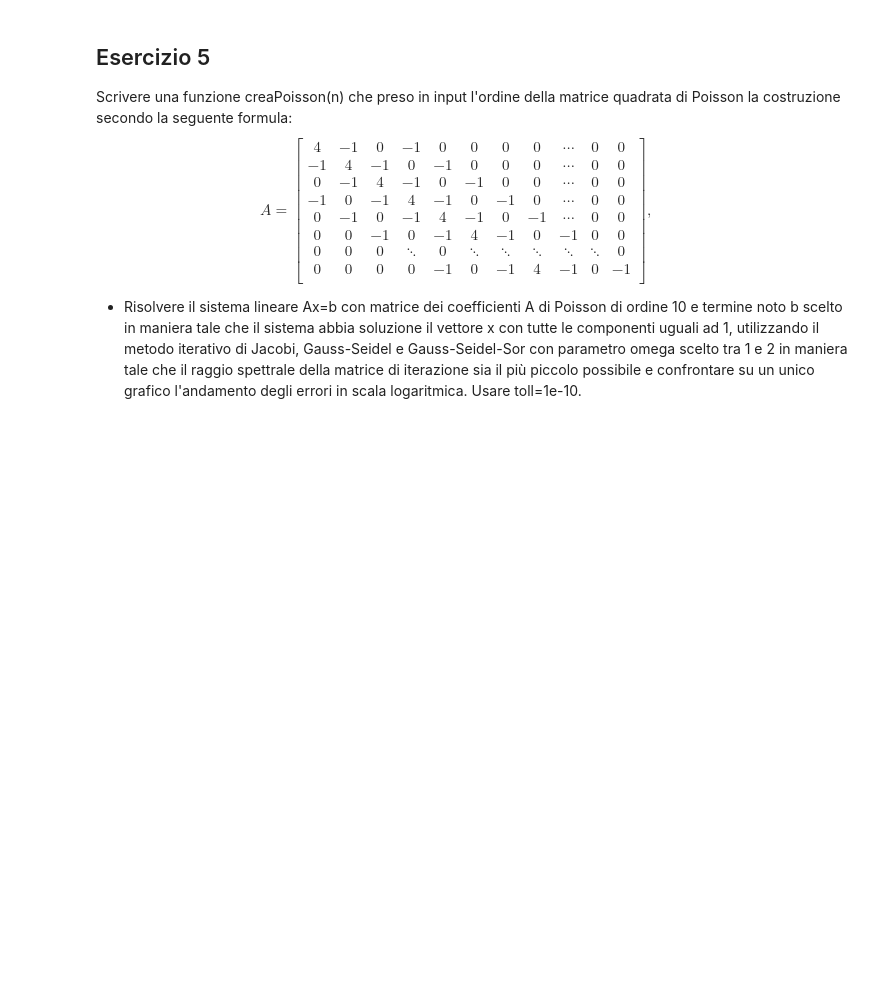
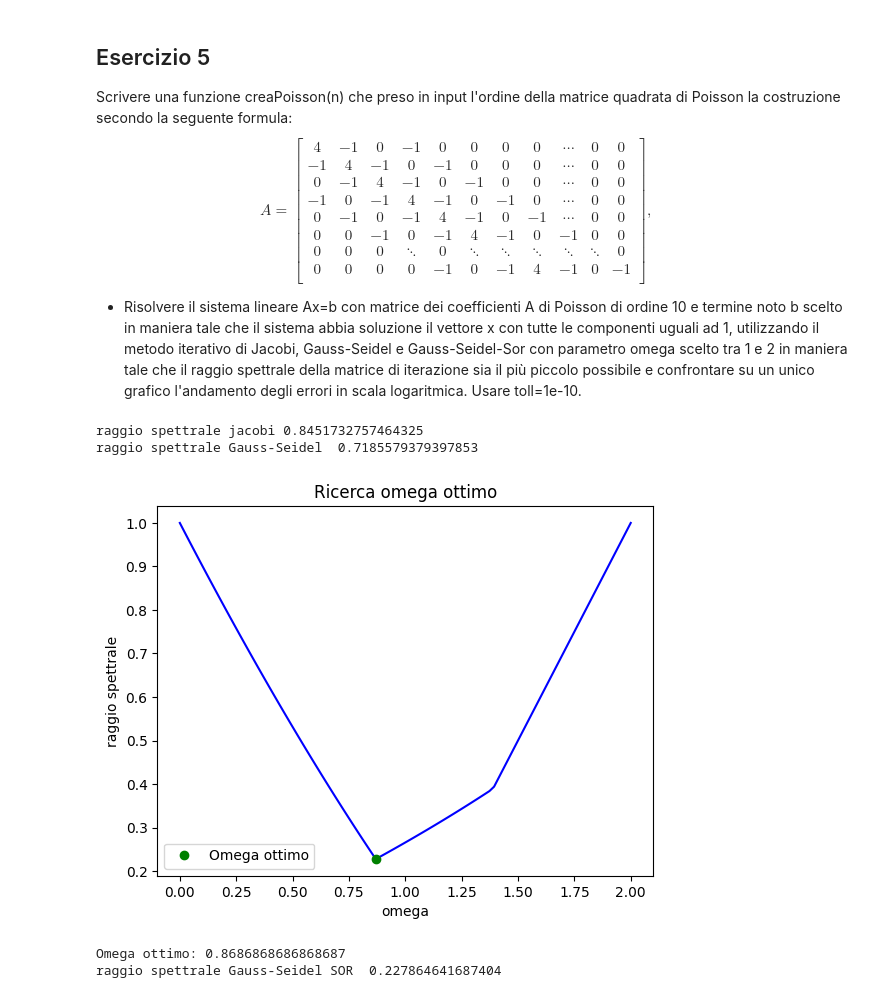
Before and after one commit to lspita/unibo-metodi-numerici-ia, a Jupyter notebook: lab09/Esercitazione15_Aprile_2025.ipynb, the cells around one changed output. Drawn from its saved outputs; the diff is of its cells as text; code cells hidden in the pictures; blank space fills up the shorter version.

```diff
--- a/lab09/Esercitazione15_Aprile_2025.ipynb
+++ b/lab09/Esercitazione15_Aprile_2025.ipynb
@@ -127,3 +246,66 @@ $$A =
  \right ], \qquad
 $$
 - Risolvere il sistema lineare Ax=b con matrice dei coefficienti A di Poisson di ordine 10 e termine noto b scelto in maniera tale che il sistema abbia soluzione il vettore x con tutte le componenti  uguali ad 1, utilizzando  il metodo iterativo di Jacobi, Gauss-Seidel e Gauss-Seidel-Sor con parametro omega scelto tra 1 e 2 in maniera tale che il raggio spettrale della matrice di iterazione sia il più piccolo possibile e confrontare su un unico grafico l'andamento degli errori in scala logaritmica. Usare toll=1e-10.
+# %%
+import numpy as np
+import matplotlib.pyplot as plt
+
+def creaPoisson(n):
+    return np.eye(n)*4 + (np.eye(n, k=1) + np.eye(n, k=-1) + np.eye(n, k=3) + np.eye(n, k=-3))*-1
+
+toll=1e-10
+n = 10
+it_max = 1000
+
+A = creaPoisson(n)
+x = np.ones((n, 1))
+b = A @ x
+
+x0=np.zeros((n, 1))
+x_jac, it_jac, err_jac = jacobi(A, b, x0, toll, it_max)
+x_gs, it_gs, err_gs = gauss_seidel(A, b, x0, toll, it_max)
+
+# cerchiamo il valore di omega ottimo
+possibili_omega = np.linspace(0, 2, 100)
+raggi_spettrali = []
+d=np.diag(A)
+D=np.diag(d)
+E=np.tril(A, -1)
+F=np.triu(A, 1)
+for omega in possibili_omega:
+    Momega=D+omega*E
+    Nomega=(1-omega)*D-omega*F
+    M_inv = np.linalg.inv(Momega)
+    T=M_inv@Nomega
+    autovalori=np.linalg.eigvals(T)
+    raggi_spettrali.append(np.max(np.abs(T)))
+
+plt.title("Ricerca omega ottimo")
+plt.xlabel("omega")
+plt.ylabel("raggio spettrale")
+plt.plot(possibili_omega, raggi_spettrali, "b-")
+
+indice_omega = np.argmin(raggi_spettrali)
+
+plt.plot(possibili_omega[indice_omega], raggi_spettrali[indice_omega], "go", label="Omega ottimo")
+plt.legend()
+plt.show()
+
+omega = possibili_omega[indice_omega] # il valore ottimo per omega è quello che rende minimo il raggio spettrale
+print("Omega ottimo:", omega)
+
+x_gsor, it_gsor, err_gsor = gauss_seidel_sor(A,b,x0,omega,toll,it_max)
+
+plt.title("Errore")
+plt.yscale("log")
+plt.plot(range(it_jac), err_jac, label="Jacobi")
+plt.plot(range(it_gs), err_gs, label="Gauss-Seidel")
+plt.plot(range(it_gsor), err_gsor, label="Gauss-Seidel-SOR")
+plt.legend()
+plt.show()
+# %% [output]
+raggio spettrale jacobi 0.8451732757464325
+raggio spettrale Gauss-Seidel  0.7185579379397853
+[figure, added]
+Omega ottimo: 0.8686868686868687
+raggio spettrale Gauss-Seidel SOR  0.227864641687404
```
Also changed, not shown: parts of 4 cells of this notebook.
